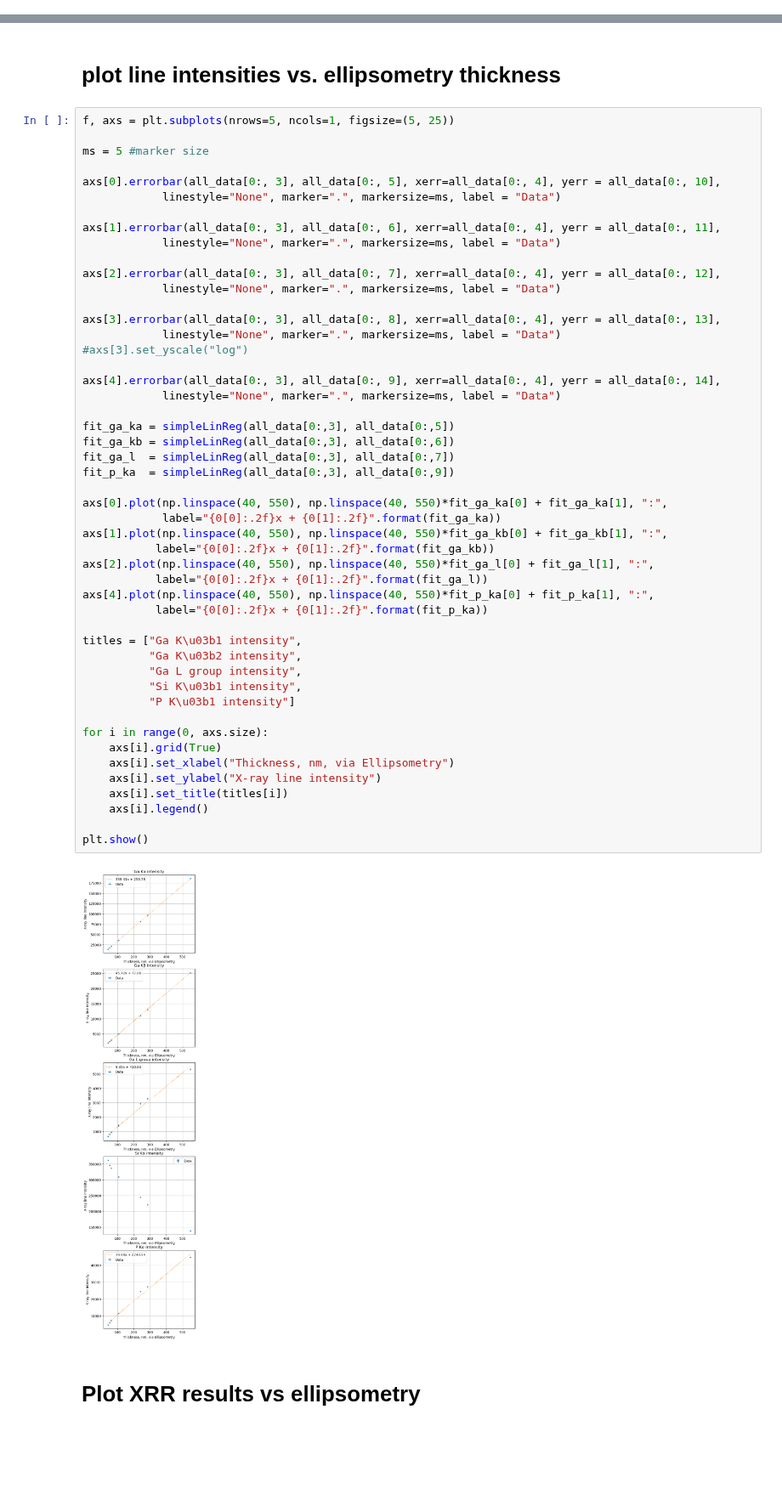
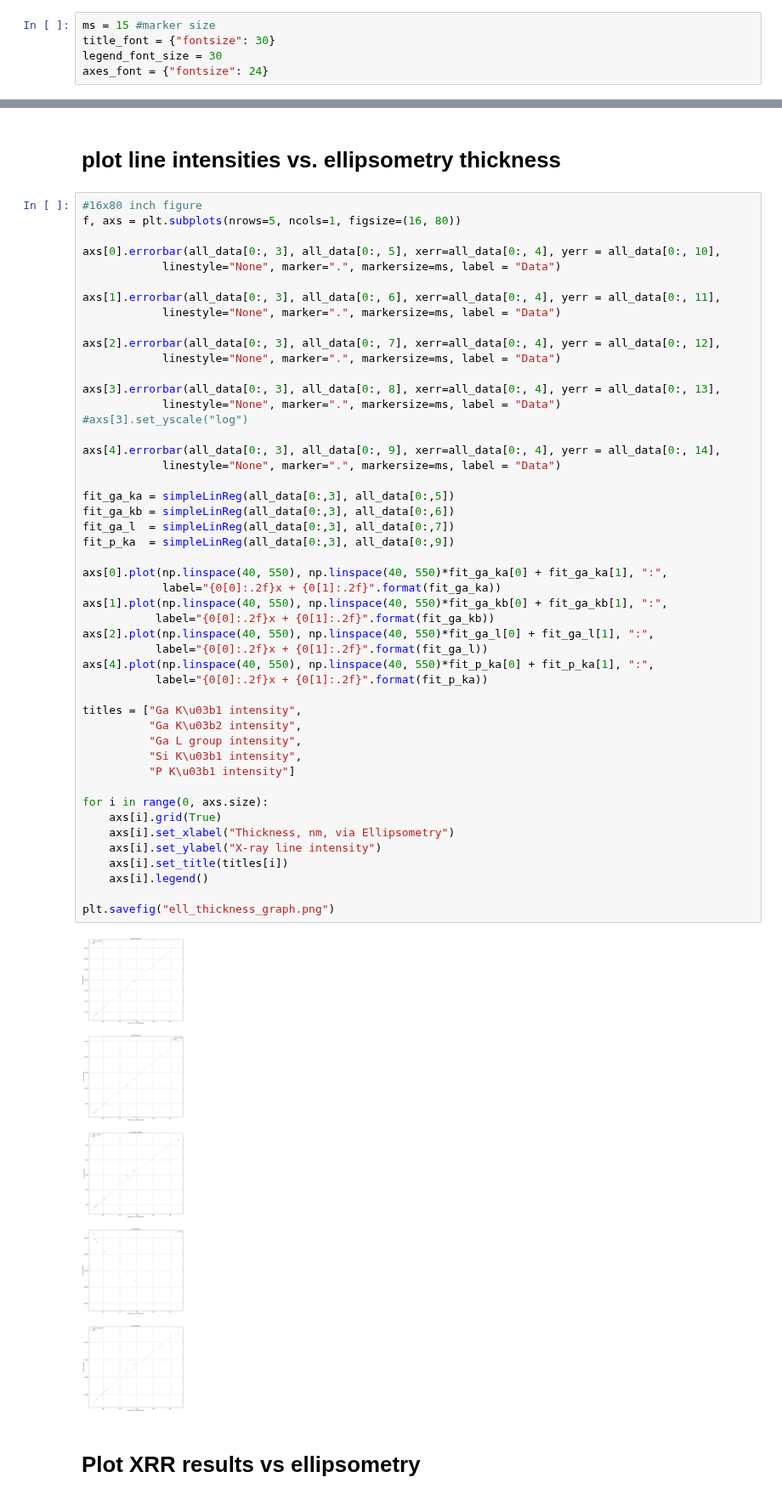
Before and after one commit to ELFREELAND/xrf-thickness-studies, a Jupyter notebook: maps/all_samples_plotter.ipynb, the cells around one changed output, grey strips where cells are left out. Shown at 85% size. Saved outputs shown, nothing was run; the diff lists cells and outputs as text; blank space fills up the shorter version.

```diff
--- a/maps/all_samples_plotter.ipynb
+++ b/maps/all_samples_plotter.ipynb
@@ -29,3 +31,8 @@ def simpleLinReg(x, y):
+# %%
+ms = 15 #marker size
+title_font = {"fontsize": 30}
+legend_font_size = 30
+axes_font = {"fontsize": 24}
 # %% [markdown]
 # Plot line intensities vs. xrr thickness
 # %%
@@ -82,9 +71,8 @@ plt.show()
 # %% [markdown]
 # plot line intensities vs. ellipsometry thickness
 # %%
-f, axs = plt.subplots(nrows=5, ncols=1, figsize=(5, 25))
-
-ms = 5 #marker size
+#16x80 inch figure
+f, axs = plt.subplots(nrows=5, ncols=1, figsize=(16, 80))
 
 axs[0].errorbar(all_data[0:, 3], all_data[0:, 5], xerr=all_data[0:, 4], yerr = all_data[0:, 10],
             linestyle="None", marker=".", markersize=ms, label = "Data")
@@ -103,35 +91,35 @@ axs[4].errorbar(all_data[0:, 3], all_data[0:, 9], xerr=all_data[0:, 4], yerr = a
             linestyle="None", marker=".", markersize=ms, label = "Data")
 
 fit_ga_ka = simpleLinReg(all_data[0:,3], all_data[0:,5])
 fit_ga_kb = simpleLinReg(all_data[0:,3], all_data[0:,6])
 fit_ga_l  = simpleLinReg(all_data[0:,3], all_data[0:,7])
 fit_p_ka  = simpleLinReg(all_data[0:,3], all_data[0:,9])
 
 axs[0].plot(np.linspace(40, 550), np.linspace(40, 550)*fit_ga_ka[0] + fit_ga_ka[1], ":",
             label="{0[0]:.2f}x + {0[1]:.2f}".format(fit_ga_ka))
 axs[1].plot(np.linspace(40, 550), np.linspace(40, 550)*fit_ga_kb[0] + fit_ga_kb[1], ":",
            label="{0[0]:.2f}x + {0[1]:.2f}".format(fit_ga_kb))
 axs[2].plot(np.linspace(40, 550), np.linspace(40, 550)*fit_ga_l[0] + fit_ga_l[1], ":",
            label="{0[0]:.2f}x + {0[1]:.2f}".format(fit_ga_l))
 axs[4].plot(np.linspace(40, 550), np.linspace(40, 550)*fit_p_ka[0] + fit_p_ka[1], ":",
            label="{0[0]:.2f}x + {0[1]:.2f}".format(fit_p_ka))
 
 titles = ["Ga K\u03b1 intensity",
           "Ga K\u03b2 intensity",
           "Ga L group intensity",
           "Si K\u03b1 intensity",
           "P K\u03b1 intensity"]
 
 for i in range(0, axs.size):
     axs[i].grid(True)
     axs[i].set_xlabel("Thickness, nm, via Ellipsometry")
     axs[i].set_ylabel("X-ray line intensity")
     axs[i].set_title(titles[i])
     axs[i].legend()
 
-plt.show()
+plt.savefig("ell_thickness_graph.png")
 # %% [output]
-[figure, old version]
+[figure, new version]
 # %% [markdown]
 # Plot XRR results vs ellipsometry
 # %%
```
Also changed, not shown: parts of 3 cells of this notebook, 3 other files.
